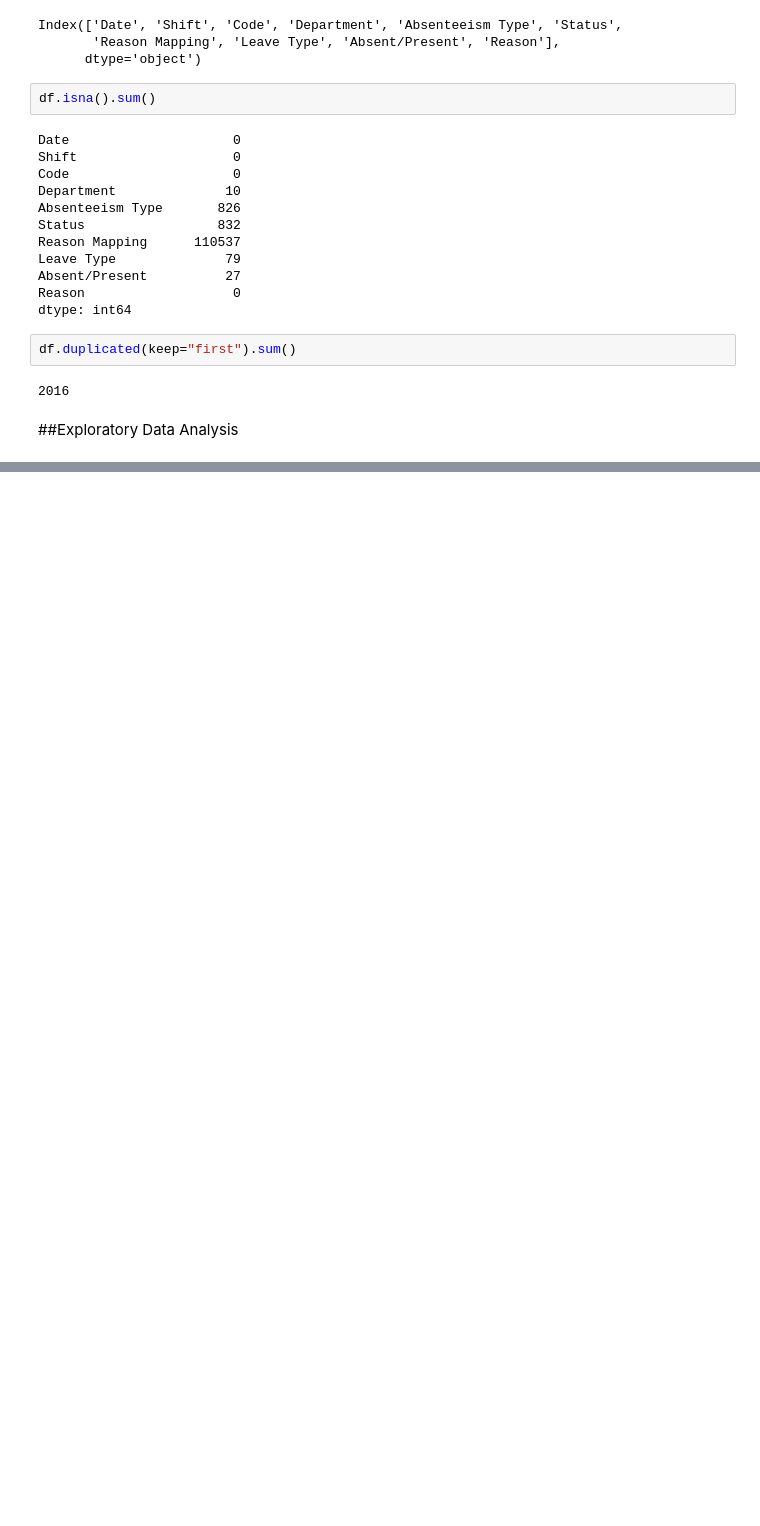
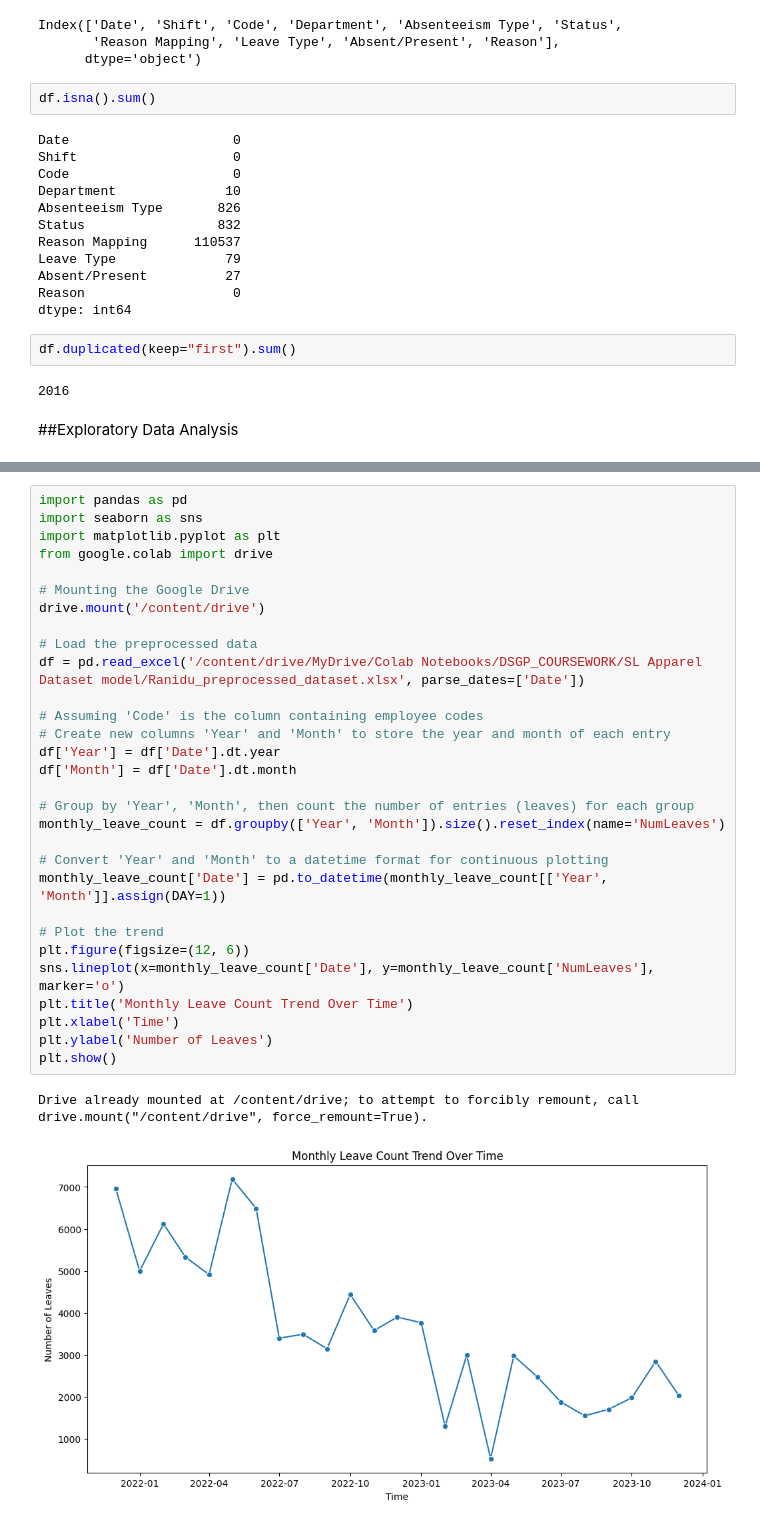
Before and after one commit to DSGP-Group-1-EAPS/SL-Apparel-Dataset, a Jupyter notebook: EAPS_Data_Describing.ipynb, the cells around one changed output, grey strips where cells are left out. Drawn from its saved outputs; the diff is of its cells as text; blank space fills up the shorter version.

```diff
--- a/EAPS_Data_Describing.ipynb
+++ b/EAPS_Data_Describing.ipynb
@@ -181,0 +182,33 @@ Absenteeism rate for 2023-12: 1.51%
+# %%
+import pandas as pd
+import seaborn as sns
+import matplotlib.pyplot as plt
+from google.colab import drive
+
+# Mounting the Google Drive
+drive.mount('/content/drive')
+
+# Load the preprocessed data
+df = pd.read_excel('/content/drive/MyDrive/Colab Notebooks/DSGP_COURSEWORK/SL Apparel Dataset model/Ranidu_preprocessed_dataset.xlsx', parse_dates=['Date'])
+
+# Assuming 'Code' is the column containing employee codes
+# Create new columns 'Year' and 'Month' to store the year and month of each entry
+df['Year'] = df['Date'].dt.year
+df['Month'] = df['Date'].dt.month
+
+# Group by 'Year', 'Month', then count the number of entries (leaves) for each group
+monthly_leave_count = df.groupby(['Year', 'Month']).size().reset_index(name='NumLeaves')
+
+# Convert 'Year' and 'Month' to a datetime format for continuous plotting
+monthly_leave_count['Date'] = pd.to_datetime(monthly_leave_count[['Year', 'Month']].assign(DAY=1))
+
+# Plot the trend
+plt.figure(figsize=(12, 6))
+sns.lineplot(x=monthly_leave_count['Date'], y=monthly_leave_count['NumLeaves'], marker='o')
+plt.title('Monthly Leave Count Trend Over Time')
+plt.xlabel('Time')
+plt.ylabel('Number of Leaves')
+plt.show()
+# %% [output]
+Drive already mounted at /content/drive; to attempt to forcibly remount, call drive.mount("/content/drive", force_remount=True).
+[figure, added]
```
Also changed, not shown: parts of 6 cells of this notebook.
